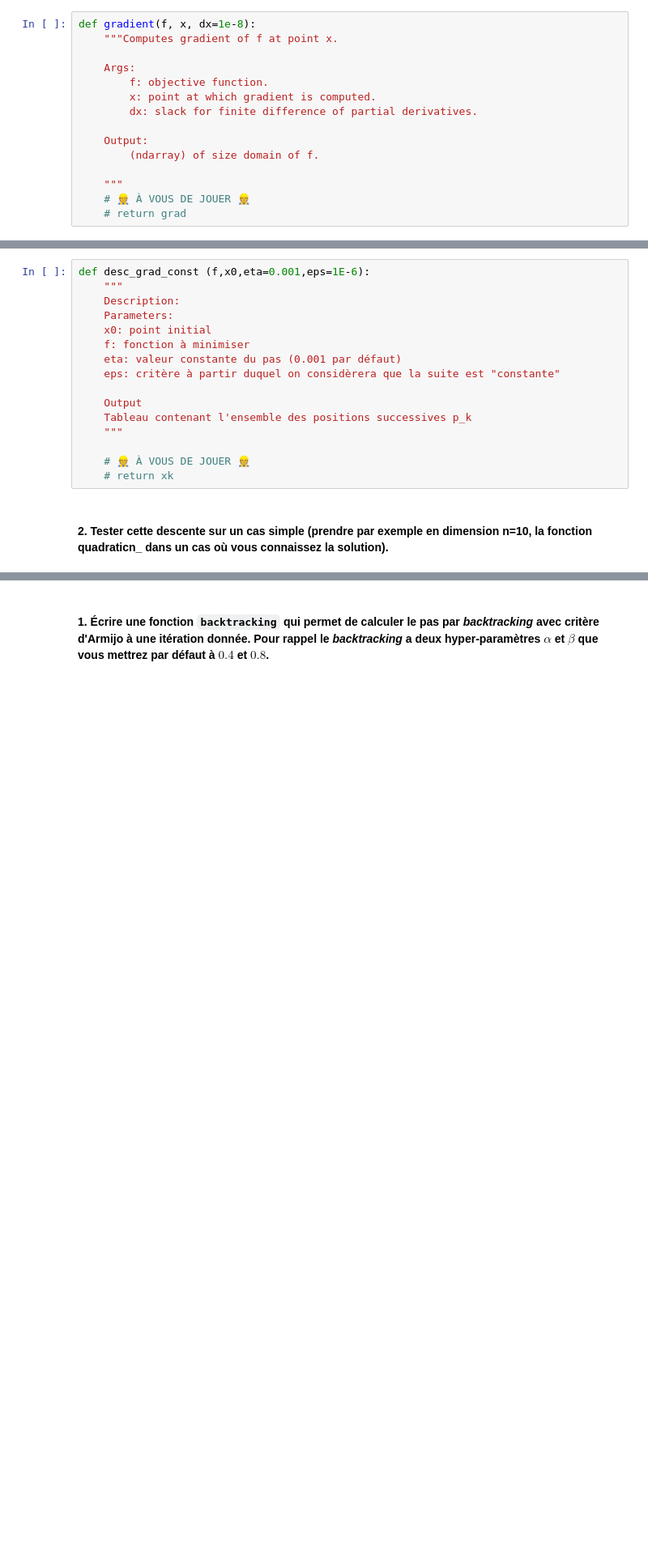
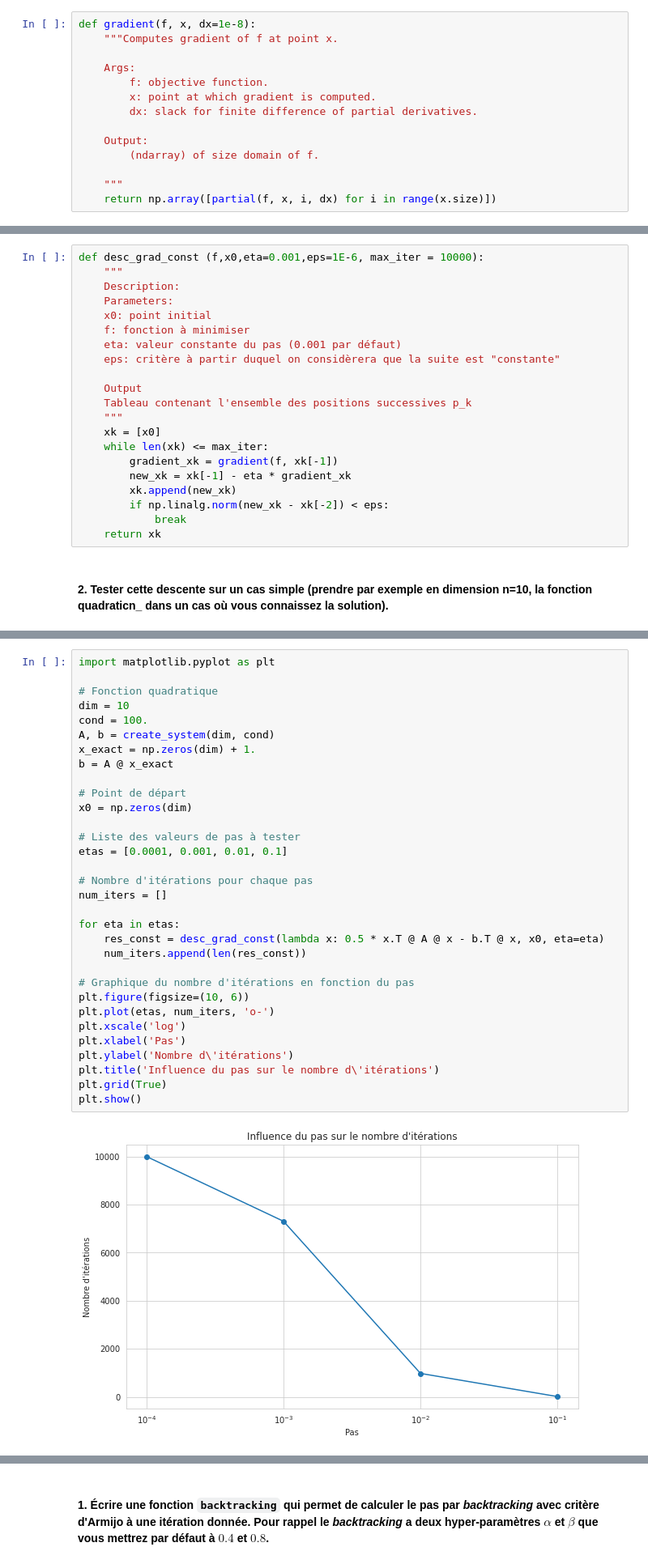
Before and after one commit to TALLEC-Scott/ocvx, a Jupyter notebook: TP_descente_gradient.ipynb, the cells around one changed output, grey strips where cells are left out. Shown at 81% size. Drawn from its saved outputs; the diff is of its cells as text; blank space fills up the shorter version.

```diff
--- a/TP_descente_gradient.ipynb
+++ b/TP_descente_gradient.ipynb
@@ -352,8 +379,7 @@ def gradient(f, x, dx=1e-8):
         (ndarray) of size domain of f.
 
     """
-    # 👷 À VOUS DE JOUER 👷
-    # return grad
+    return np.array([partial(f, x, i, dx) for i in range(x.size)])
 # %% [markdown]
 #### 2. Tester cette fonction gradient sur une fonction connue.
 # %%
@@ -391,7 +419,7 @@ Attention: bien prévoir dans le code des conditions pour éviter de se retrouve
 Attention: bien prévoir dans le code des conditions pour éviter de se retrouver piégé dans des boucles infinies !!!
 On conseille de stocker les différentes valeurs calculées pour les points ${\bf x_k}$ afin de pouvoir "regarder" la manière dont la convergence se passe.
 # %%
-def desc_grad_const (f,x0,eta=0.001,eps=1E-6):
+def desc_grad_const (f,x0,eta=0.001,eps=1E-6, max_iter = 10000):
     """
     Description:
     Parameters:
@@ -403,9 +431,14 @@ def desc_grad_const (f,x0,eta=0.001,eps=1E-6):
     Output
     Tableau contenant l'ensemble des positions successives p_k
     """
-
-    # 👷 À VOUS DE JOUER 👷
-    # return xk
+    xk = [x0]
+    while len(xk) <= max_iter:
+        gradient_xk = gradient(f, xk[-1])
+        new_xk = xk[-1] - eta * gradient_xk
+        xk.append(new_xk)
+        if np.linalg.norm(new_xk - xk[-2]) < eps:
+            break
+    return xk
 # %% [markdown]
 #### 2. Tester cette descente sur un cas simple (prendre par exemple en dimension n=10, la fonction quadraticn_ dans un cas où vous connaissez la solution).
 # %%
@@ -423,0 +479,34 @@ print ("x_exact",x_exact)
+# %%
+import matplotlib.pyplot as plt
+
+# Fonction quadratique
+dim = 10
+cond = 100.
+A, b = create_system(dim, cond)
+x_exact = np.zeros(dim) + 1.
+b = A @ x_exact
+
+# Point de départ
+x0 = np.zeros(dim)
+
+# Liste des valeurs de pas à tester
+etas = [0.0001, 0.001, 0.01, 0.1]
+
+# Nombre d'itérations pour chaque pas
+num_iters = []
+
+for eta in etas:
+    res_const = desc_grad_const(lambda x: 0.5 * x.T @ A @ x - b.T @ x, x0, eta=eta)
+    num_iters.append(len(res_const))
+
+# Graphique du nombre d'itérations en fonction du pas
+plt.figure(figsize=(10, 6))
+plt.plot(etas, num_iters, 'o-')
+plt.xscale('log')
+plt.xlabel('Pas')
+plt.ylabel('Nombre d\'itérations')
+plt.title('Influence du pas sur le nombre d\'itérations')
+plt.grid(True)
+plt.show()
+# %% [output]
+[figure, added]
```
Also changed, not shown: parts of 26 cells of this notebook.
